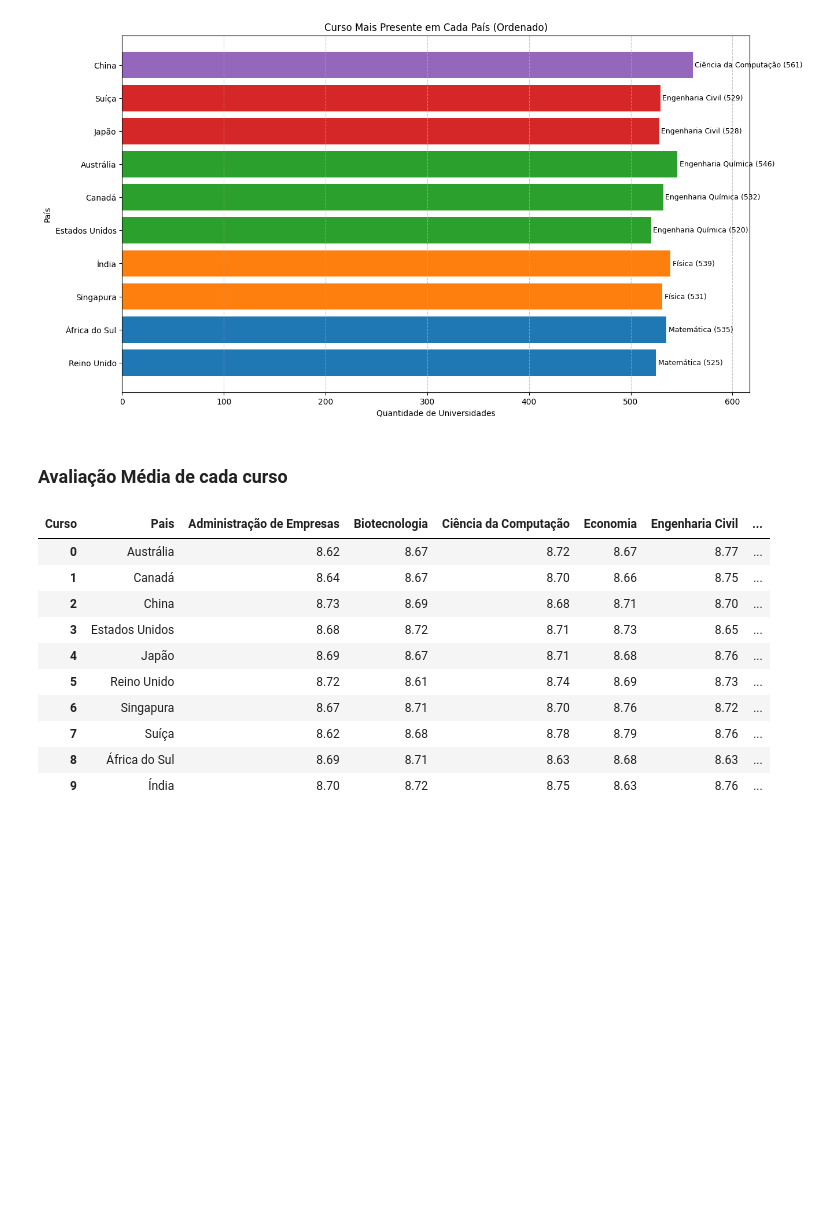
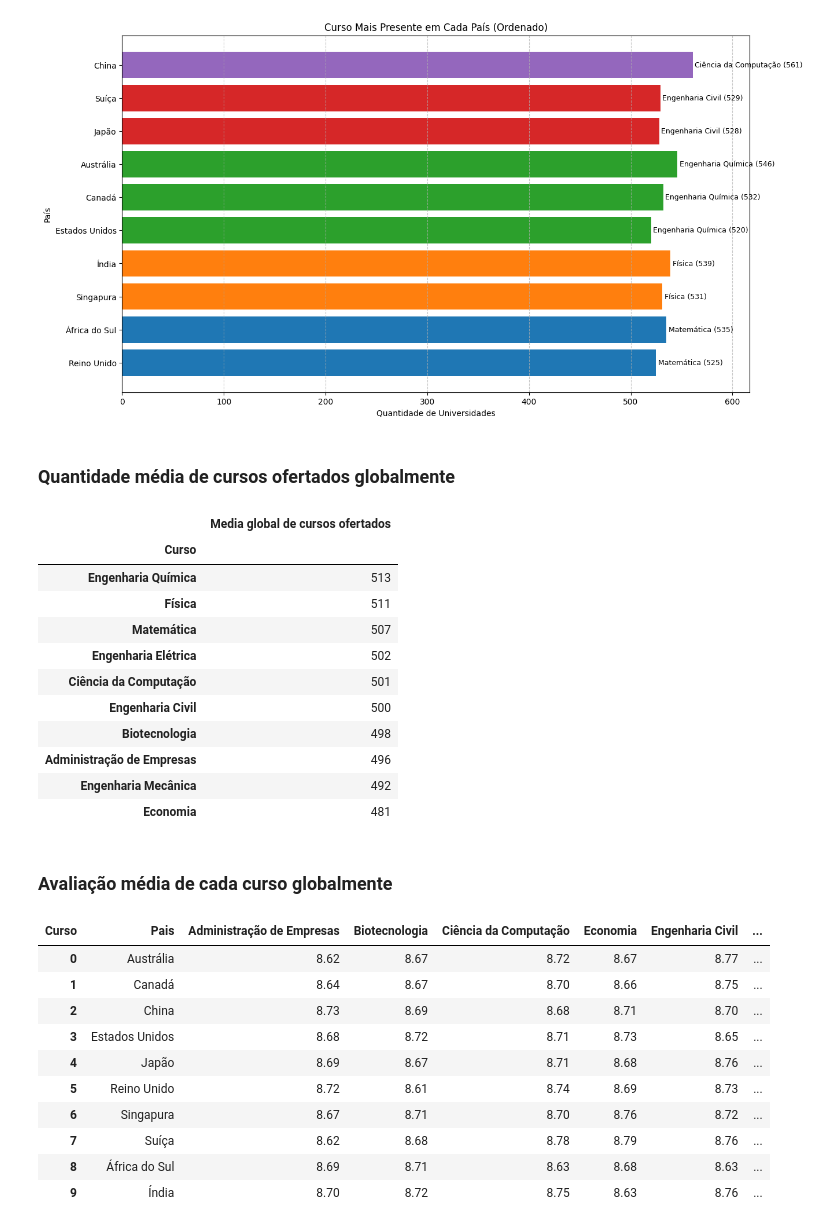
Before and after one commit to BruninSouza/Analise-Faculdades-Globais, a Jupyter notebook: analise.ipynb, the cells around one changed output. Saved outputs shown, nothing was run; the diff lists cells and outputs as text; code cells hidden in the pictures; blank space fills up the shorter version.

Commit message:
Médias globais de cursos adicionados

```diff
--- a/analise.ipynb
+++ b/analise.ipynb
@@ -512,8 +512,32 @@ for pais, curso, qtd in zip(qtd_cursos_pais_order['Pais'], qtd_cursos_pais_order
 plt.show()
 # %% [output]
 [figure]
+# %% [markdown]
+### Quantidade média de cursos ofertados globalmente
+# %%
+qtd_cursos = dataset["Curso"].value_counts()
+num_paises = dataset["Pais"].nunique()
+
+media_cursos_global = (qtd_cursos / num_paises).round().astype(int)
+
+media_cursos_global = media_cursos_global.to_frame(name='Media global de cursos ofertados')
+media_cursos_global = media_cursos_global.sort_values(by='Media global de cursos ofertados', ascending=False)
+media_cursos_global
+# %% [output]
+|  | Media global de cursos ofertados |
+| Curso |  |
+| Engenharia Química | 513 |
+| Física | 511 |
+| Matemática | 507 |
+| Engenharia Elétrica | 502 |
+| Ciência da Computação | 501 |
+| Engenharia Civil | 500 |
+| Biotecnologia | 498 |
+| Administração de Empresas | 496 |
+| Engenharia Mecânica | 492 |
+| Economia | 481 |
 # %% [markdown]
-### Avaliação Média de cada curso
+### Avaliação média de cada curso globalmente
 # %%
 aval_media_cursos_pais = (
     dataset.pivot_table(index='Pais', columns='Curso', values='CGPA', aggfunc='mean', fill_value=0)
```
Also changed, not shown: parts of 10 cells of this notebook.
